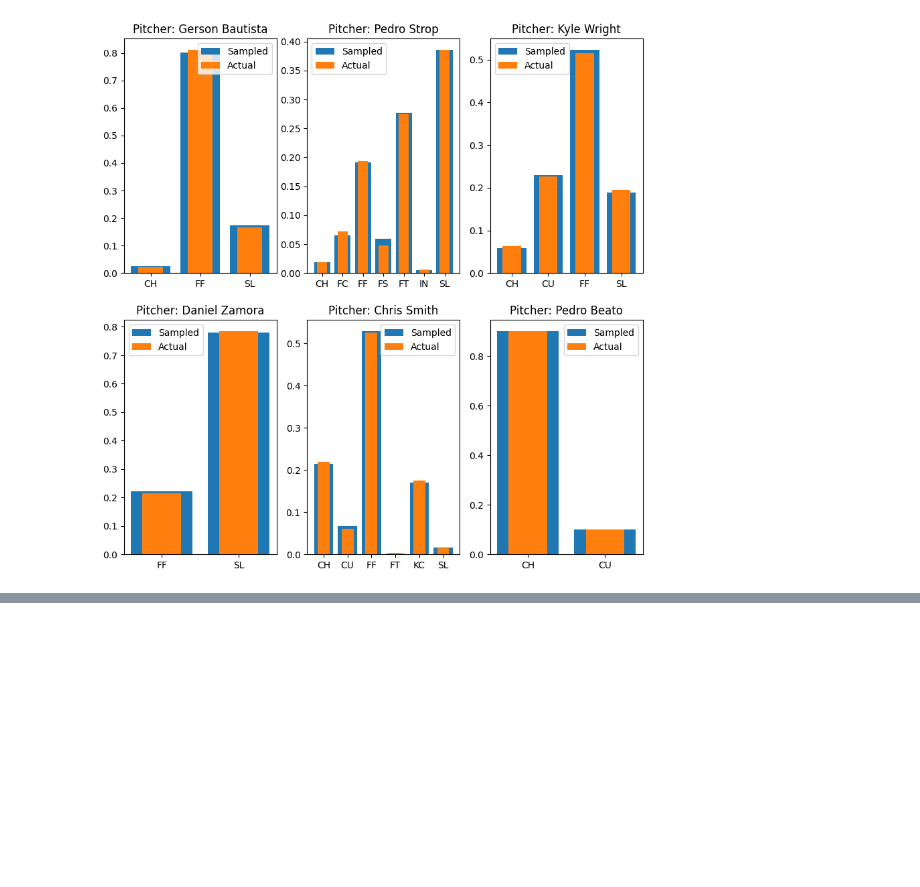
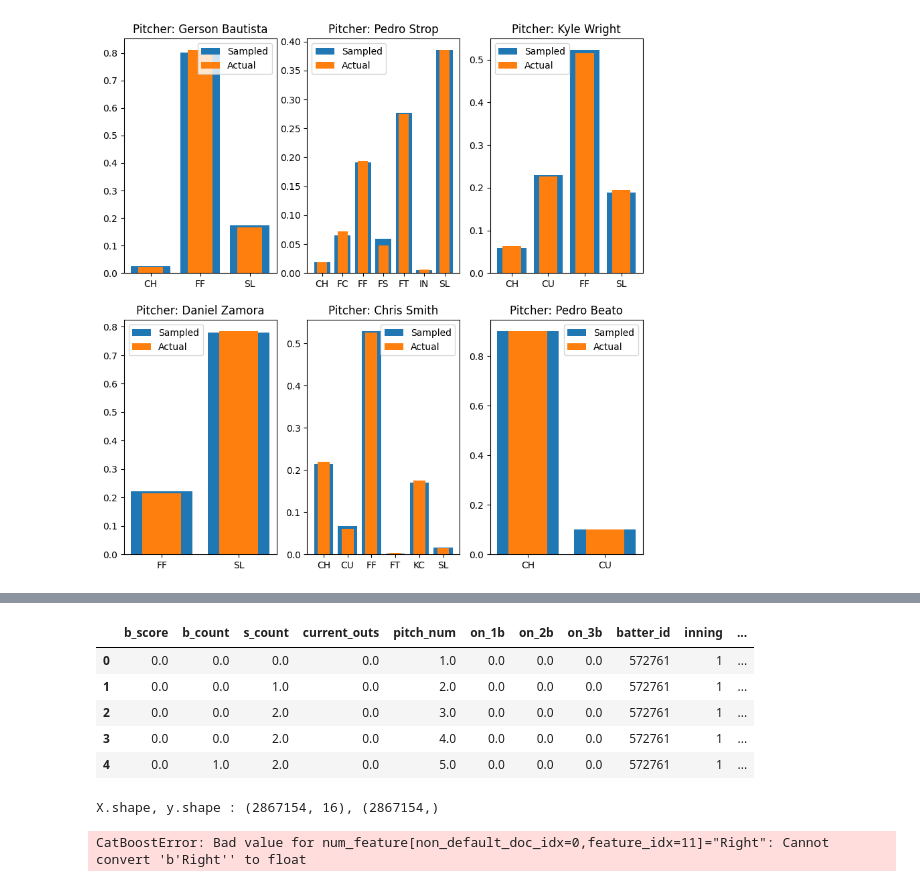
Before and after one commit to dylanskinner65/PitchPredictor, a Jupyter notebook: data_analysis_intro.ipynb, the cells around one changed output, grey strips where cells are left out. Drawn from its saved outputs; the diff is of its cells as text; code cells hidden in the pictures; blank space fills up the shorter version.

```diff
--- a/data_analysis_intro.ipynb
+++ b/data_analysis_intro.ipynb
@@ -137,0 +206,37 @@ plt.show()
+# %%
+# Now we need to shift pitch type to match it.
+# Shift the pitch_type by -1. That way the pitch_type in the row is the one that happened next (predicting the next pitch)
+catboost_df['pitch_type_shift'] = catboost_df['pitch_type'].shift(-1)
+catboost_df['pitch_type_shift'] = catboost_df['pitch_type_shift'].astype('string')
+catboost_df.head()
+# %% [output]
+|  | b_score | b_count | s_count | current_outs | pitch_num | on_1b | on_2b | on_3b | batter_id | inning | ... |
+| 0 | 0.0 | 0.0 | 0.0 | 0.0 | 1.0 | 0.0 | 0.0 | 0.0 | 572761 | 1 | ... |
+| 1 | 0.0 | 0.0 | 1.0 | 0.0 | 2.0 | 0.0 | 0.0 | 0.0 | 572761 | 1 | ... |
+| 2 | 0.0 | 0.0 | 2.0 | 0.0 | 3.0 | 0.0 | 0.0 | 0.0 | 572761 | 1 | ... |
+| 3 | 0.0 | 0.0 | 2.0 | 0.0 | 4.0 | 0.0 | 0.0 | 0.0 | 572761 | 1 | ... |
+| 4 | 0.0 | 1.0 | 2.0 | 0.0 | 5.0 | 0.0 | 0.0 | 0.0 | 572761 | 1 | ... |
+# %%
+# We only want to keep pitch_type_shift, so drop pitch_type
+### This may be something we might want to include next time.
+catboost_df.drop(columns='pitch_type', inplace=True)
+X = catboost_df.iloc[:, :-1]
+y = catboost_df.iloc[:, -1]
+print(f'X.shape, y.shape : {X.shape}, {y.shape}')
+# %% [output]
+X.shape, y.shape : (2867154, 16), (2867154,)
+# %%
+# Split our data
+X_train, X_val, Y_train, Y_val = train_test_split(
+	X, y, test_size=0.25, random_state=28)
+
+# Define the hyperparameters for the CatBoost algorithm
+params = {'learning_rate': 0.1, 'depth': 6,\
+		'l2_leaf_reg': 3, 'iterations': 100}
+
+# Initialize the CatBoostClassifier object
+# with the defined hyperparameters and fit it on the training set
+model = CatBoostClassifier(**params)
+model.fit(X_train, Y_train)
+# %% [output]
+CatBoostError: Bad value for num_feature[non_default_doc_idx=0,feature_idx=11]="Right": Cannot convert 'b'Right'' to float
```
Also changed, not shown: parts of 8 cells of this notebook.
